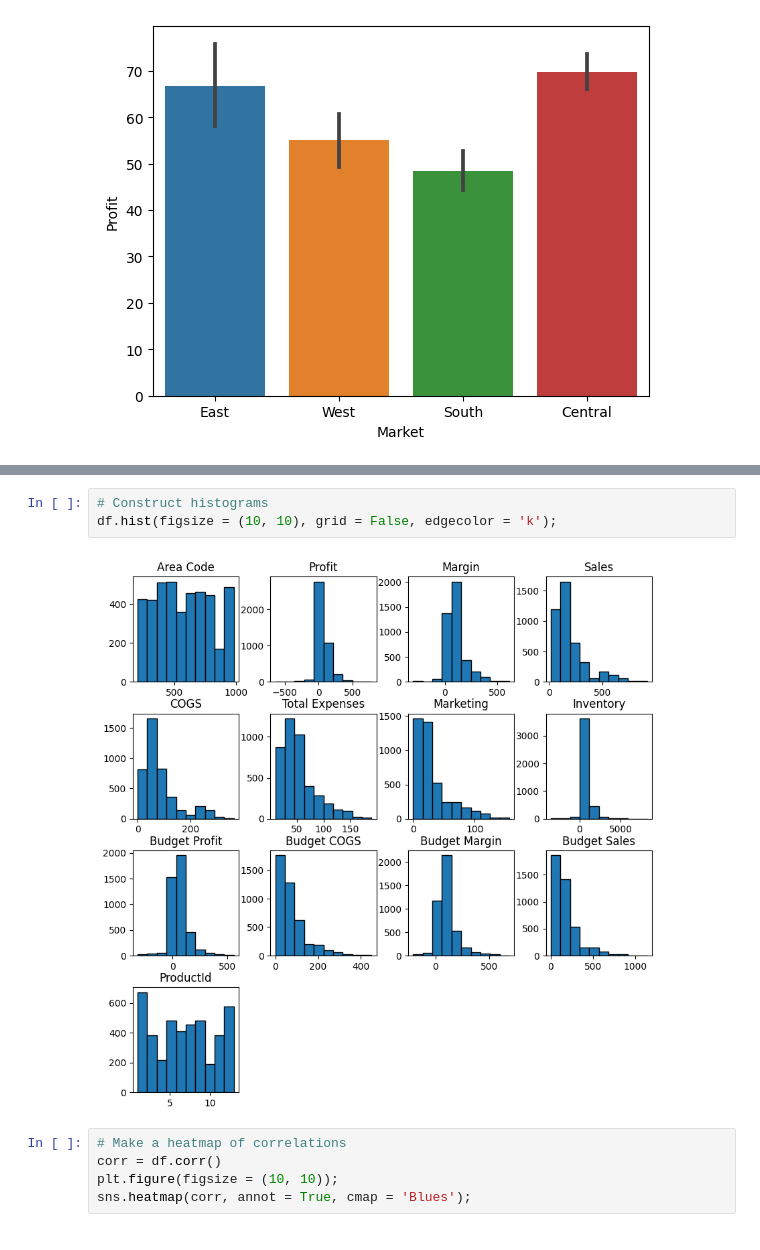
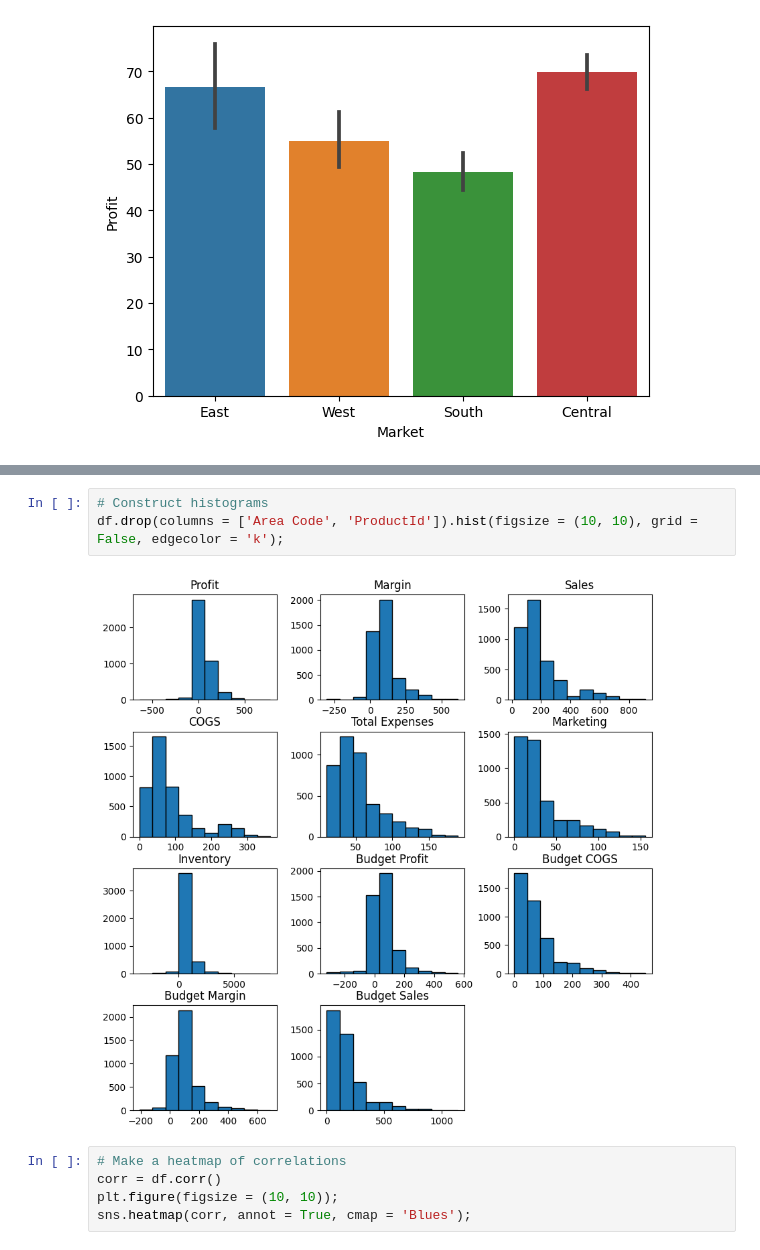
Before and after one commit to mvince33/us_stores_sales, a Jupyter notebook: us_stores_sales.ipynb, the cells around one changed output, grey strips where cells are left out. Saved outputs shown, nothing was run; the diff lists cells and outputs as text.

```diff
--- a/us_stores_sales.ipynb
+++ b/us_stores_sales.ipynb
@@ -119,8 +119,8 @@ plt.xticks(rotation = 80);
 # %%
 # Construct histograms
-df.hist(figsize = (10, 10), grid = False, edgecolor = 'k');
+df.drop(columns = ['Area Code', 'ProductId']).hist(figsize = (10, 10), grid = False, edgecolor = 'k');
 # %% [output]
-[figure, old version]
+[figure, new version]
 # %%
 # Make a heatmap of correlations
 corr = df.corr()
```
Also changed, not shown: parts of 3 cells of this notebook.
